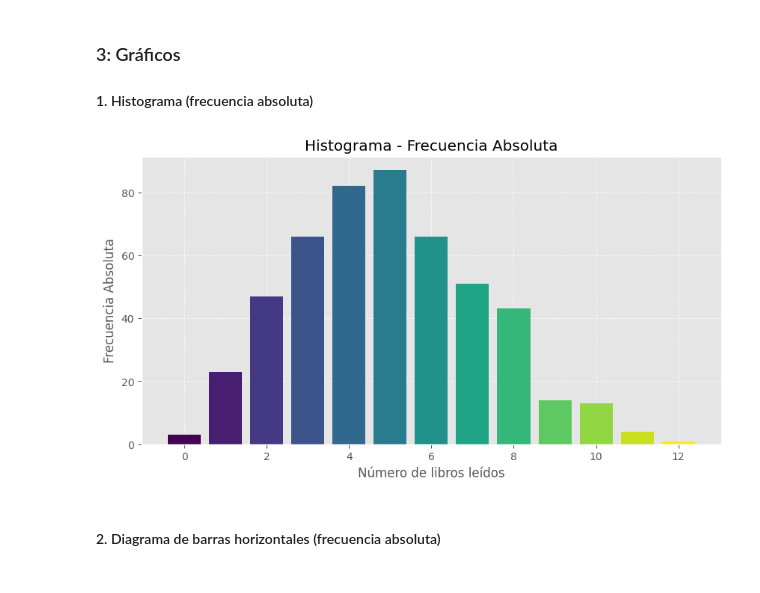
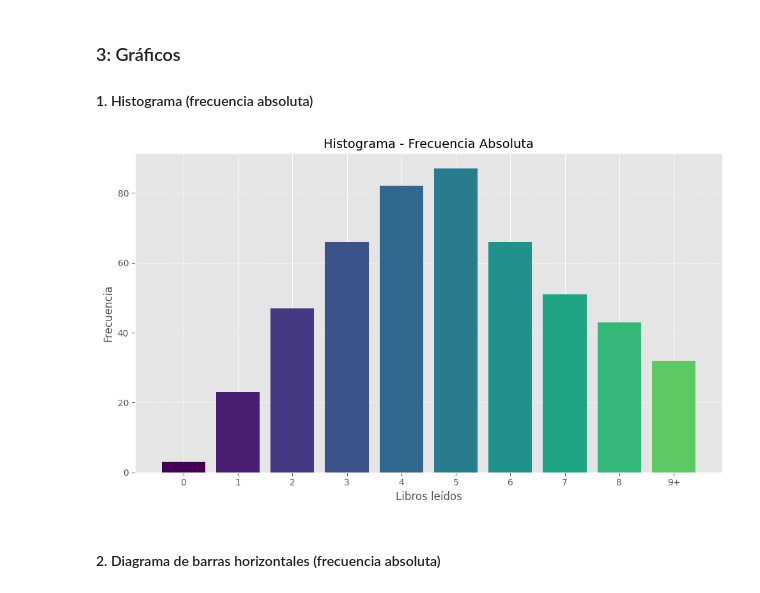
Before and after one commit to D1egoXD/Tablas_Frecuencias, a Jupyter notebook: cuantitativos_discretos.ipynb, the cells around one changed output. Cells and saved outputs as stored; diff of their text form; code cells hidden in the pictures.

Commit message:
se corriguio el histograma y el diagrama de barras
Signed-off-by: Diego Lozano Camargo <230110530@itsoeh.edu.mx>

```diff
--- a/cuantitativos_discretos.ipynb
+++ b/cuantitativos_discretos.ipynb
@@ -55,16 +55,25 @@ Tabla de Frecuencias
 # %% [markdown]
 ### 3: Gráficos
 #### 1. Histograma (frecuencia absoluta)
-# %%
-# Histograma (Frecuencia Absoluta)
-plt.figure(figsize=(10, 5))
-plt.bar(tabla.index, frecuencia_absoluta.values, color=plt.cm.viridis(np.linspace(0, 1, len(tabla))))
-plt.xlabel("Número de libros leídos")
-plt.ylabel("Frecuencia Absoluta")
-plt.title("Histograma - Frecuencia Absoluta")
-plt.grid(True, linestyle="--", alpha=0.7)
-plt.show()
-# %% [output]
-[figure, removed]
+# %%
+# Clasificación corregida: valores de 0 a 8 individuales, y de 9 a 20 agrupados como "9"
+datos_clasificados = pd.Series(datos)
+datos_clasificados = datos_clasificados.apply(lambda x: str(x) if x < 9 else "9+")
+
+# Calcular frecuencias sin error de ordenación
+frecuencia = datos_clasificados.value_counts()
+frecuencia = frecuencia.reindex([str(i) for i in range(9)] + ["9+"], fill_value=0)
+
+# Graficar el histograma corregido
+plt.figure(figsize=(10, 6))
+plt.bar(frecuencia.index, frecuencia.values, color=plt.cm.viridis(np.linspace(0, 1, len(tabla))))
+plt.title("Histograma - Frecuencia Absoluta", fontsize=14)
+plt.xlabel("Libros leídos", fontsize=12)
+plt.ylabel("Frecuencia", fontsize=12)
+plt.grid(axis='y', linestyle='--', alpha=0.7)
+plt.tight_layout()
+plt.show()
+# %% [output]
+[figure, added]
 # %% [markdown]
 #### 2. Diagrama de barras horizontales (frecuencia absoluta)
```
Also changed, not shown: parts of 2 cells of this notebook.
